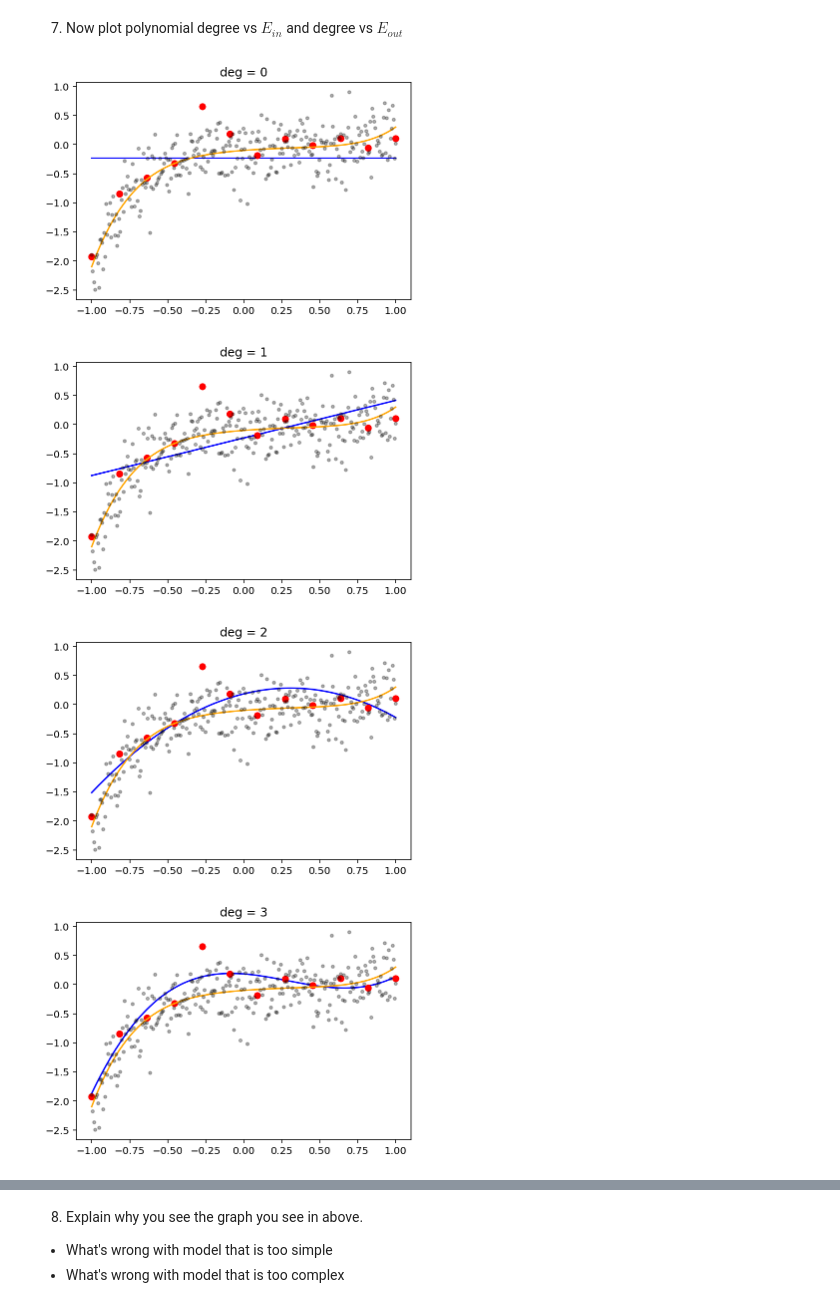
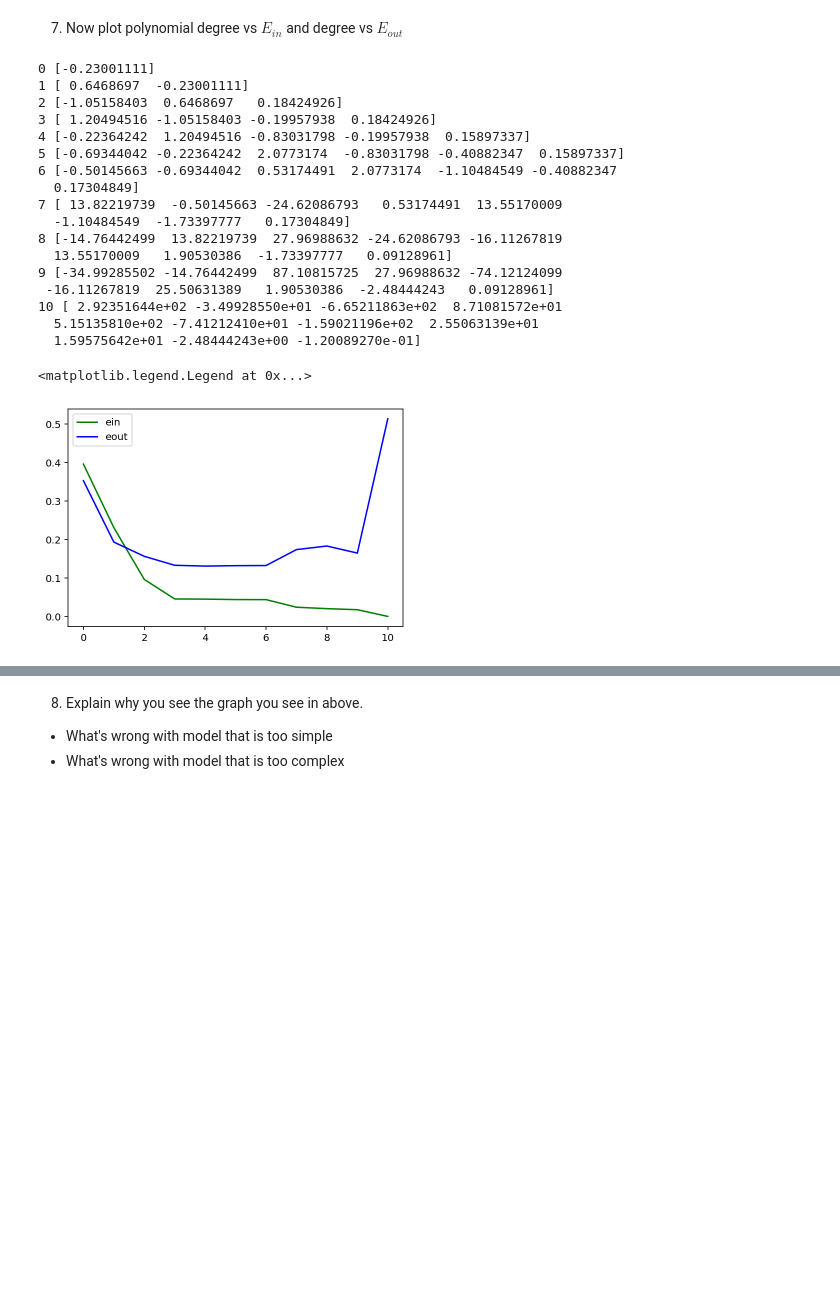
Before and after one commit to muic-pattern-rekt-2018/Exercise03-Generalization-Regularization, a Jupyter notebook: Exercise 03 Generalization and Regularization.ipynb, the cells around one changed output, grey strips where cells are left out. Saved outputs shown, nothing was run; the diff lists cells and outputs as text; code cells hidden in the pictures; blank space fills up the shorter version.

```diff
--- a/Exercise 03 Generalization and Regularization.ipynb
+++ b/Exercise 03 Generalization and Regularization.ipynb
@@ -137,24 +137,42 @@ poly(2)
 # %%
 degs = []
 e_in = []
 e_out = []
 
 def error_in(w):
     y_guess = np.polyval(w, xs)
     return 1/len(ys) * sum((y_guess-ys)**2)
 
 def error_out(w):
     y_guess = np.polyval(w, testxs)
     return 1/len(testys) * sum((y_guess-testys)**2)
 
 for deg in range(11):
-    plt.figure()
     w = np.polyfit(xs, ys, deg)
-    deg.append(deg)
+    print(deg, w)
+    degs.append(deg)
     e_in.append(error_in(w))
     e_out.append(error_out(w))
+plt.plot(degs, e_in, '-g', label='ein')
+plt.plot(degs, e_out, '-b', label='eout')
+plt.legend()
 # %% [output]
+0 [-0.23001111]
+1 [ 0.6468697  -0.23001111]
+2 [-1.05158403  0.6468697   0.18424926]
+3 [ 1.20494516 -1.05158403 -0.19957938  0.18424926]
+4 [-0.22364242  1.20494516 -0.83031798 -0.19957938  0.15897337]
+5 [-0.69344042 -0.22364242  2.0773174  -0.83031798 -0.40882347  0.15897337]
+6 [-0.50145663 -0.69344042  0.53174491  2.0773174  -1.10484549 -0.40882347
+  0.17304849]
+7 [ 13.82219739  -0.50145663 -24.62086793   0.53174491  13.55170009
+  -1.10484549  -1.73397777   0.17304849]
+8 [-14.76442499  13.82219739  27.96988632 -24.62086793 -16.11267819
+  13.55170009   1.90530386  -1.73397777   0.09128961]
+9 [-34.99285502 -14.76442499  87.10815725  27.96988632 -74.12124099
+ -16.11267819  25.50631389   1.90530386  -2.48444243   0.09128961]
+10 [ 2.92351644e+02 -3.49928550e+01 -6.65211863e+02  8.71081572e+01
+  5.15135810e+02 -7.41212410e+01 -1.59021196e+02  2.55063139e+01
+  1.59575642e+01 -2.48444243e+00 -1.20089270e-01]
+<matplotlib.legend.Legend at 0x...>
-[figure, old version]
+[figure, new version]
-[figure, removed]
-[figure, removed]
-[figure, removed]
```
Also changed, not shown: parts of 4 cells of this notebook.
